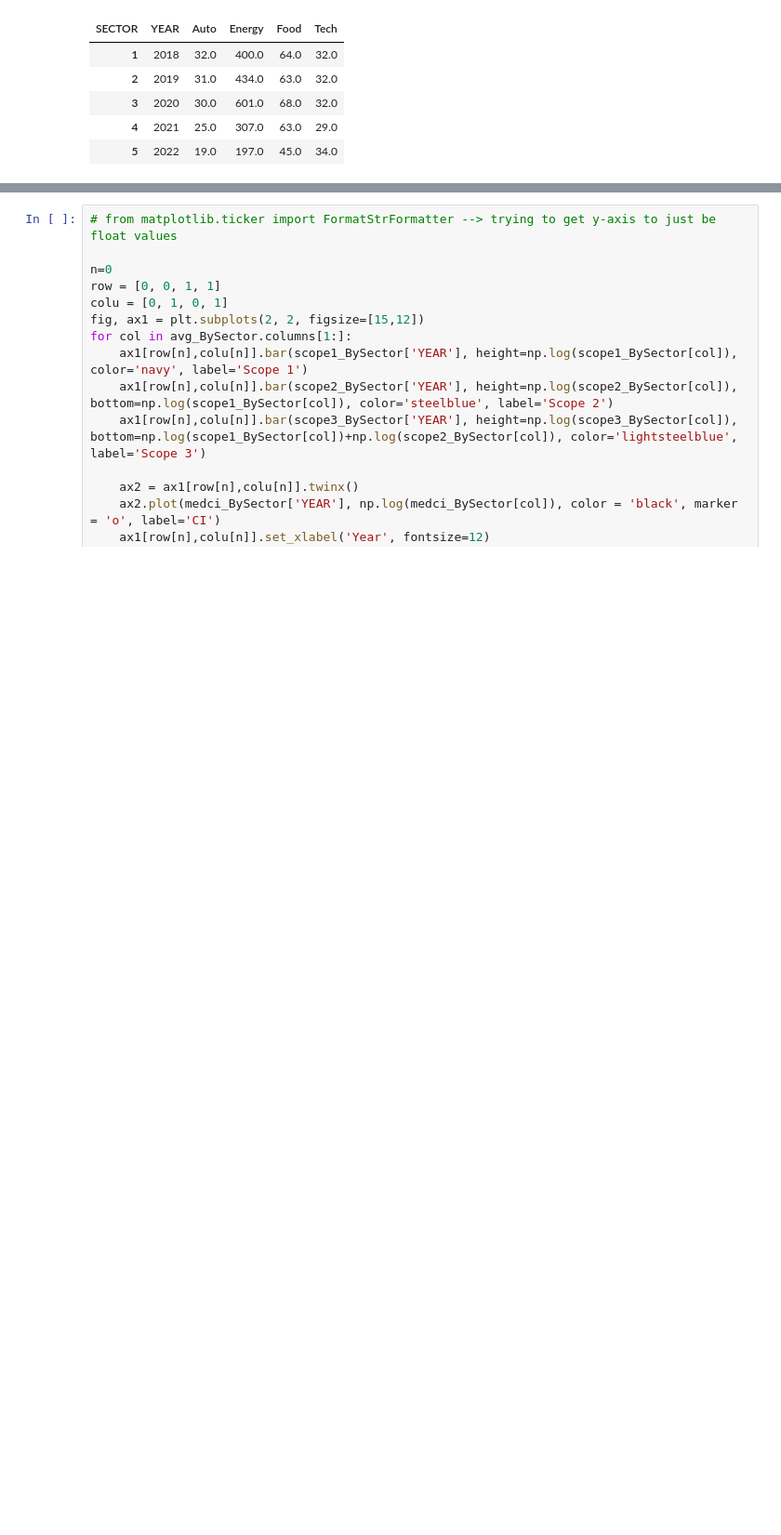
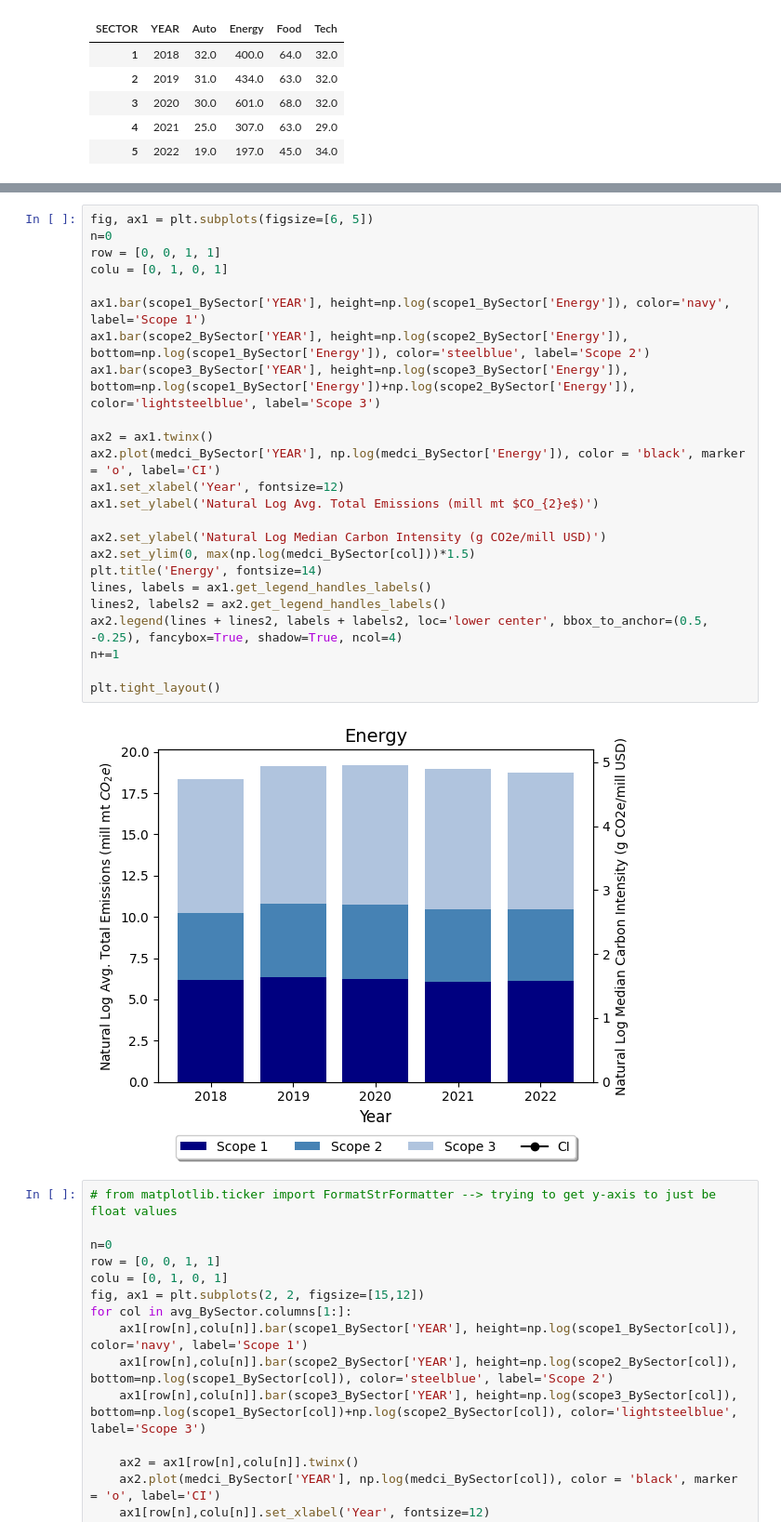
Before and after one commit to zcjanin/decarbonization-2024, a Jupyter notebook: Charts.ipynb, the cells around one changed output, grey strips where cells are left out. Shown at 93% size. Drawn from its saved outputs; the diff is of its cells as text; blank space fills up the shorter version.

```diff
--- a/Charts.ipynb
+++ b/Charts.ipynb
@@ -171,3 +184,29 @@ medci_BySector
+# %%
+fig, ax1 = plt.subplots(figsize=[6, 5])
+n=0
+row = [0, 0, 1, 1]
+colu = [0, 1, 0, 1]
+
+ax1.bar(scope1_BySector['YEAR'], height=np.log(scope1_BySector['Energy']), color='navy', label='Scope 1')
+ax1.bar(scope2_BySector['YEAR'], height=np.log(scope2_BySector['Energy']), bottom=np.log(scope1_BySector['Energy']), color='steelblue', label='Scope 2')
+ax1.bar(scope3_BySector['YEAR'], height=np.log(scope3_BySector['Energy']), bottom=np.log(scope1_BySector['Energy'])+np.log(scope2_BySector['Energy']), color='lightsteelblue', label='Scope 3')
+
+ax2 = ax1.twinx()
+ax2.plot(medci_BySector['YEAR'], np.log(medci_BySector['Energy']), color = 'black', marker = 'o', label='CI')
+ax1.set_xlabel('Year', fontsize=12)
+ax1.set_ylabel('Natural Log Avg. Total Emissions (mill mt $CO_{2}e$)')
+
+ax2.set_ylabel('Natural Log Median Carbon Intensity (g CO2e/mill USD)')
+ax2.set_ylim(0, max(np.log(medci_BySector[col]))*1.5)
+plt.title('Energy', fontsize=14)
+lines, labels = ax1.get_legend_handles_labels()
+lines2, labels2 = ax2.get_legend_handles_labels()
+ax2.legend(lines + lines2, labels + labels2, loc='lower center', bbox_to_anchor=(0.5, -0.25), fancybox=True, shadow=True, ncol=4)
+n+=1
+
+plt.tight_layout()
+# %% [output]
+[figure, added]
 # %%
 # from matplotlib.ticker import FormatStrFormatter --> trying to get y-axis to just be float values
 
```
Also changed, not shown: parts of 5 cells of this notebook, 2 other files.
